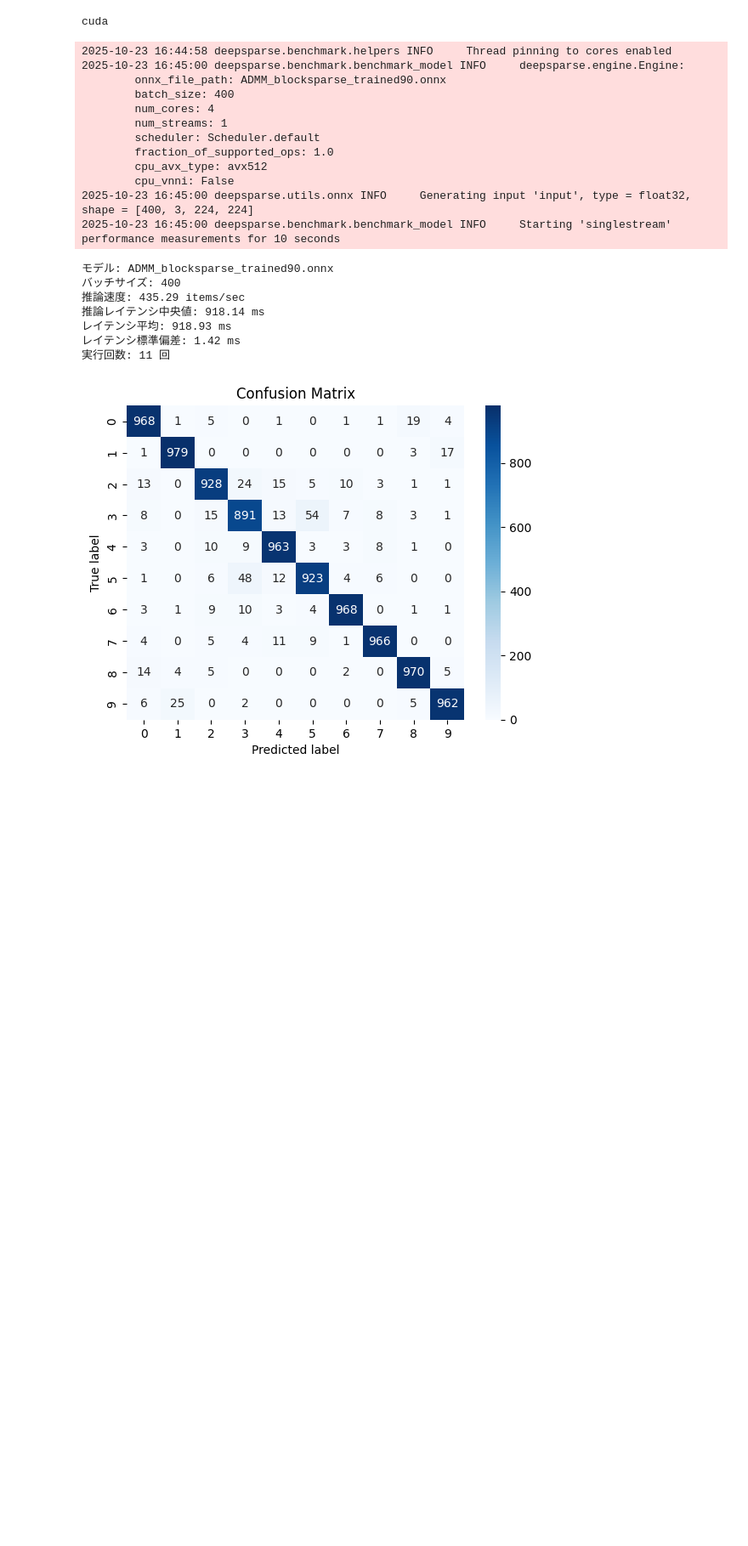
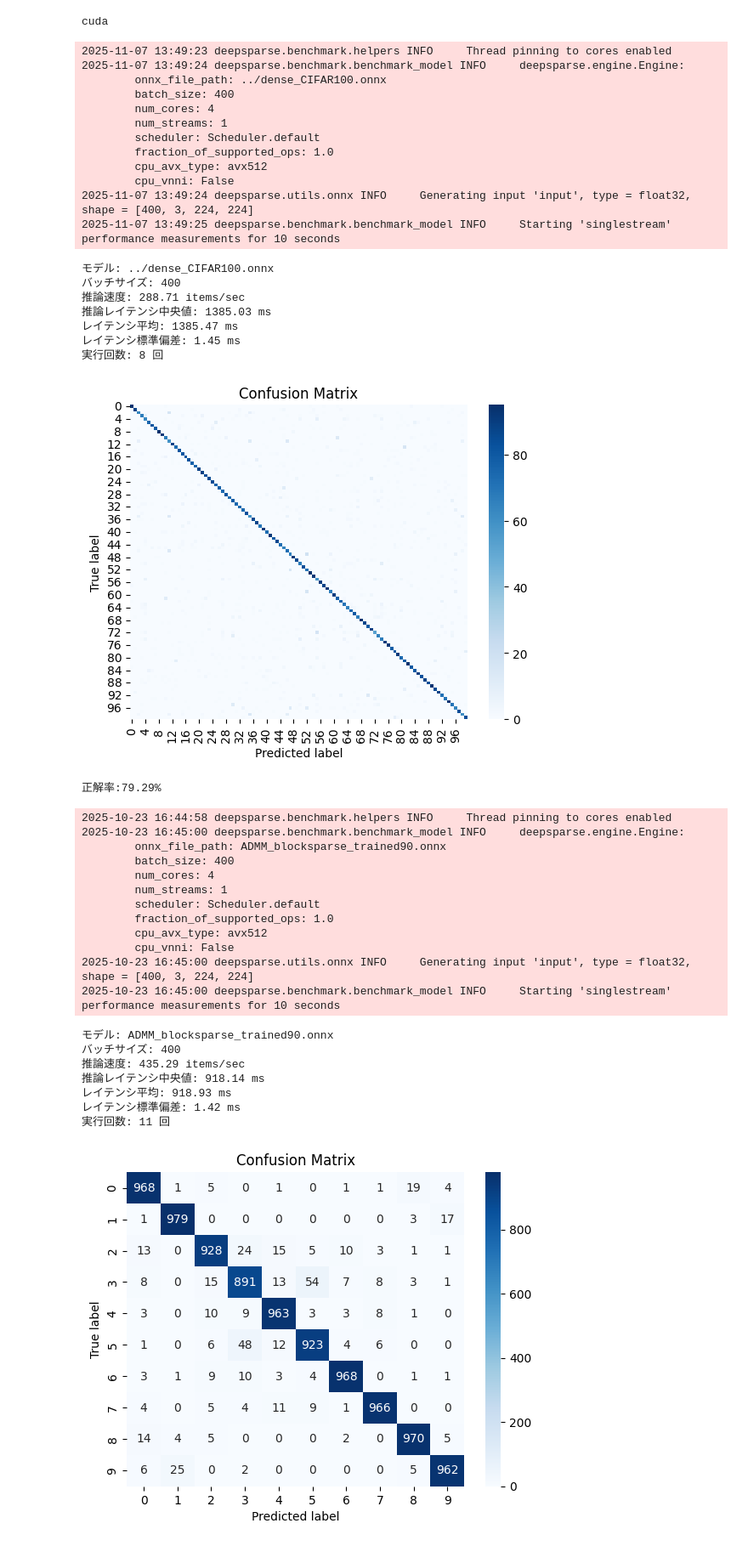
Before and after one commit to Ry0ta3/my-research, a Jupyter notebook: その他/モデルのテスト.ipynb, the cells around one changed output. Shown at 85% size. Saved outputs shown, nothing was run; the diff lists cells and outputs as text; code cells hidden in the pictures; blank space fills up the shorter version.

```diff
--- a/その他/モデルのテスト.ipynb
+++ b/その他/モデルのテスト.ipynb
@@ -35,8 +46,8 @@ from sklearn.metrics import confusion_matrix
 # %%
 # モデル読み込み
-pt_model_path = "ADMM_blocksparse_trained90.pt"   # 測りたいモデルに応じて変える
+pt_model_path = "../dense_CIFAR100.pt"   # 測りたいモデルに応じて変える
 model = models.resnet18(weights = "IMAGENET1K_V1")
-model.fc = nn.Linear(model.fc.in_features, 10)  # CIFAR-10 にあわせて出力層変更
+model.fc = nn.Linear(model.fc.in_features, 100)  # CIFAR-10 にあわせて出力層変更
 model.load_state_dict(torch.load(pt_model_path))
 
 device = torch.device("cuda" if torch.cuda.is_available() else "cpu")
@@ -49,7 +60,7 @@ transform = transforms.Compose([transforms.Resize(224),
                                 transforms.ToTensor(),
                                 transforms.Normalize(mean=[0.485, 0.456, 0.406], std=[0.229, 0.224, 0.225])])   # 正規化したほうがいいらしい
 
-testset = torchvision.datasets.CIFAR10(root = "./data", train = False, download = True, transform = transform)
+testset = torchvision.datasets.CIFAR100(root = "./data", train = False, download = True, transform = transform)
 testloader = DataLoader(testset, batch_size = 400, shuffle = False)
 # %%
 # cpuでの推論速度テスト
@@ -90,7 +101,7 @@ def accuracy_test(model, test_loader, device):
 
     cm = confusion_matrix(all_labels, all_predictions)
 
-    sns.heatmap(cm, annot=True, fmt='d', cmap='Blues')
+    sns.heatmap(cm, annot=False, fmt='d', cmap='Blues')  # annot=True
     plt.xlabel('Predicted label') # X軸ラベル
     plt.ylabel('True label') # Y軸ラベル
     plt.title('Confusion Matrix') # タイトル
@@ -100,6 +111,33 @@ def accuracy_test(model, test_loader, device):
     for i in range(cm.shape[0]):
       CAnumber+=cm[i, i]
     print(f'正解率:{CAnumber/cm.sum()*100:.2f}%')
+# %%
+# 推論速度と正解率の表示
+onnx_model_path = "../dense_CIFAR100.onnx"
+pretty_benchmark(onnx_model_path, batch_size=400)
+accuracy_test(model, testloader, device)
+# %% [output]
+2025-11-07 13:49:23 deepsparse.benchmark.helpers INFO     Thread pinning to cores enabled
+2025-11-07 13:49:24 deepsparse.benchmark.benchmark_model INFO     deepsparse.engine.Engine:
+        onnx_file_path: ../dense_CIFAR100.onnx
+        batch_size: 400
+        num_cores: 4
+        num_streams: 1
+        scheduler: Scheduler.default
+        fraction_of_supported_ops: 1.0
+        cpu_avx_type: avx512
+        cpu_vnni: False
+2025-11-07 13:49:24 deepsparse.utils.onnx INFO     Generating input 'input', type = float32, shape = [400, 3, 224, 224]
+2025-11-07 13:49:25 deepsparse.benchmark.benchmark_model INFO     Starting 'singlestream' performance measurements for 10 seconds
+モデル: ../dense_CIFAR100.onnx
+バッチサイズ: 400
+推論速度: 288.71 items/sec
+推論レイテンシ中央値: 1385.03 ms
+レイテンシ平均: 1385.47 ms
+レイテンシ標準偏差: 1.45 ms
+実行回数: 8 回
+[figure, added]
+正解率:79.29%
 # %%
 # 推論速度と正解率の表示
 onnx_model_path = "ADMM_blocksparse_trained90.onnx"
```
Also changed, not shown: parts of 2 cells of this notebook, 6 other files.
